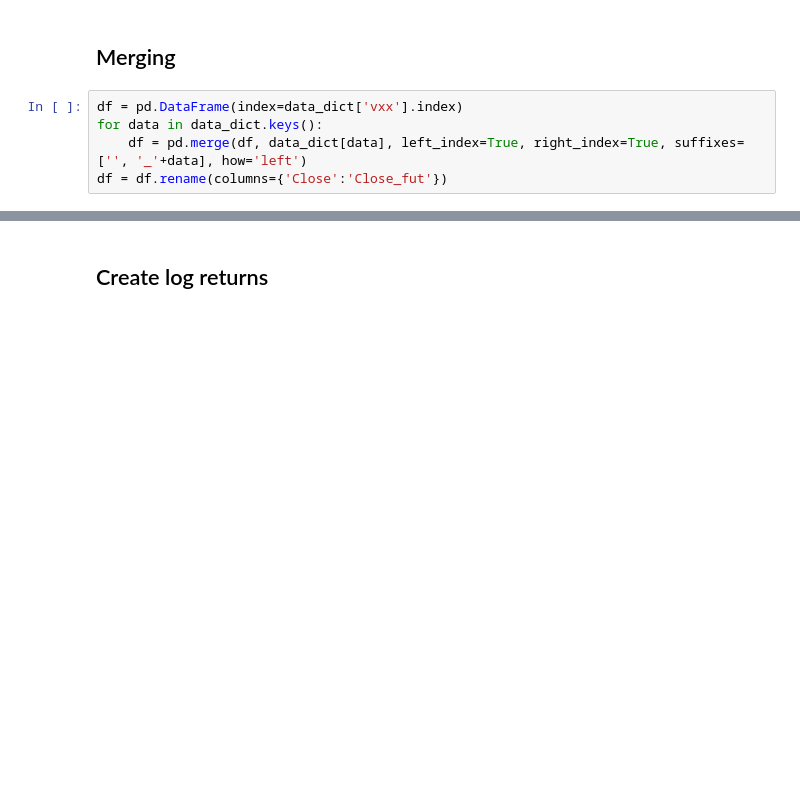
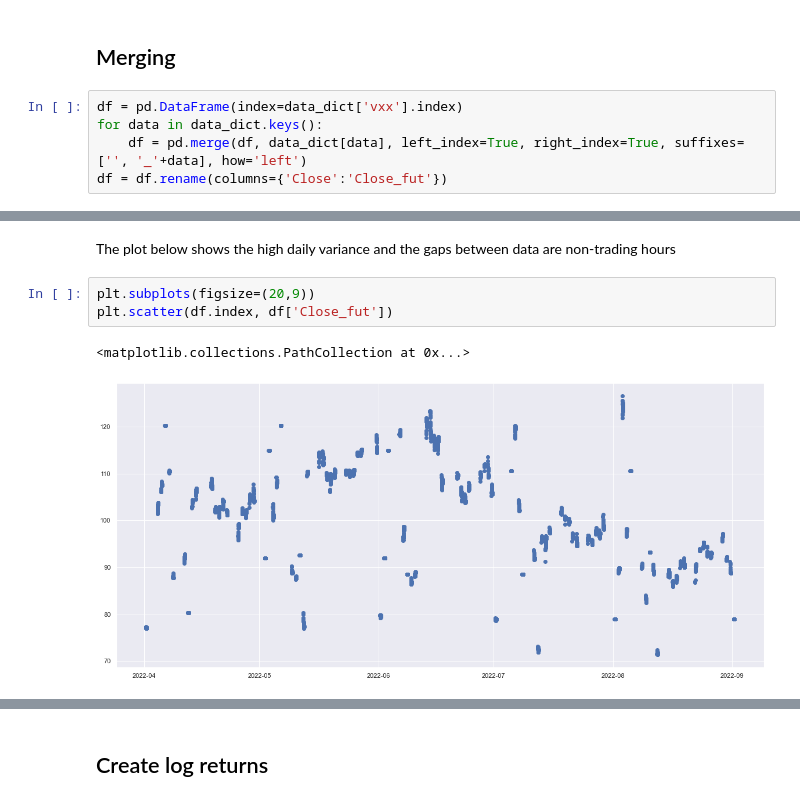
Before and after one commit to sorendunn/Forecasting-Realized-Volatility-for-Crude-Oil-Futures-with-High-Frequency-Data, a Jupyter notebook: Final Project.ipynb, the cells around one changed output, grey strips where cells are left out. Saved outputs shown, nothing was run; the diff lists cells and outputs as text; blank space fills up the shorter version.

```diff
--- a/Final Project.ipynb
+++ b/Final Project.ipynb
@@ -136,0 +144,8 @@ df
+# %% [markdown]
+The plot below shows the high daily variance and the gaps between data are non-trading hours
+# %%
+plt.subplots(figsize=(20,9))
+plt.scatter(df.index, df['Close_fut'])
+# %% [output]
+<matplotlib.collections.PathCollection at 0x...>
+[figure, added]
```
Also changed, not shown: parts of 23 cells of this notebook.
